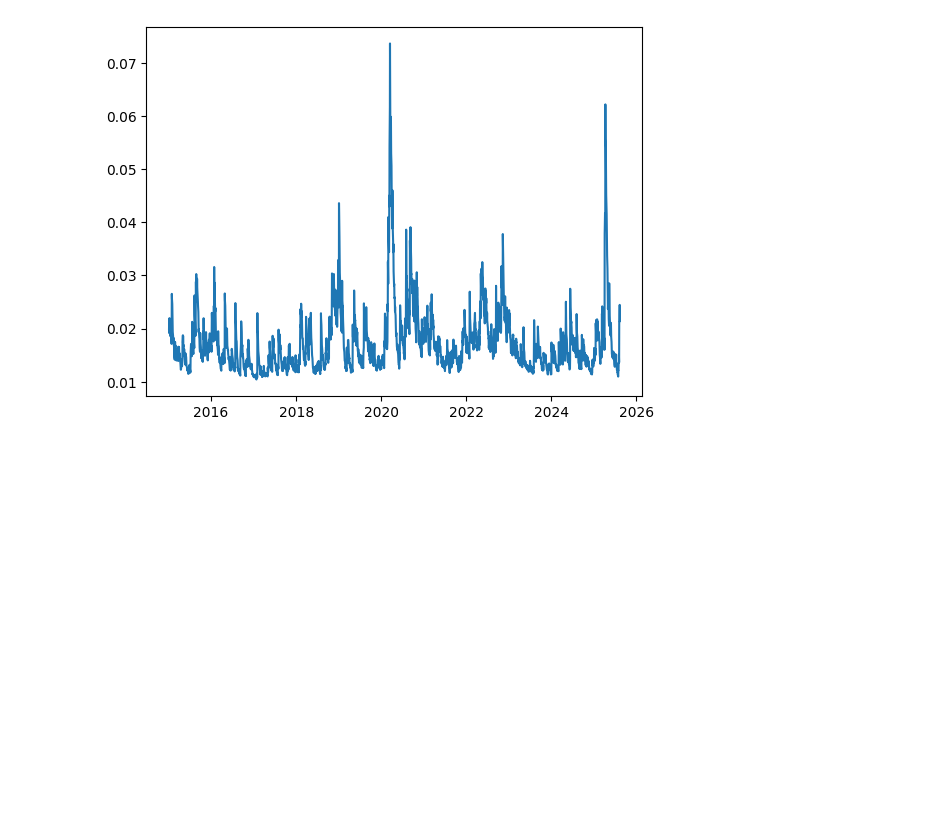
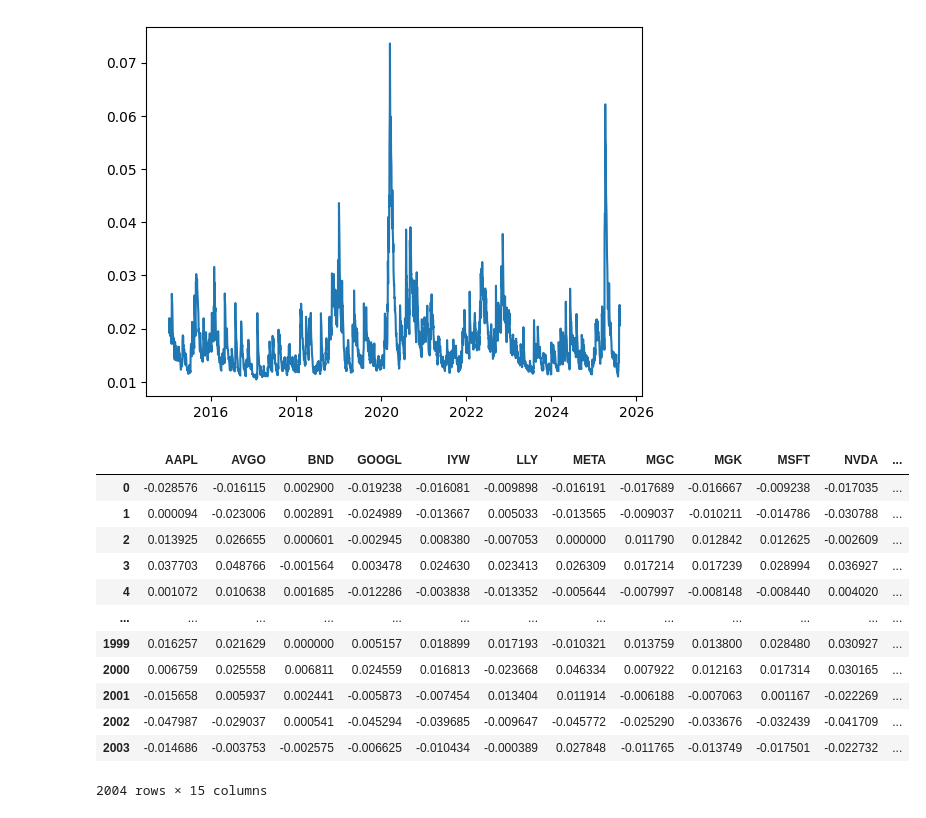
Before and after one commit to wilsonwilliams/AI-PortOpt, a Jupyter notebook: notebooks/prototype.ipynb, the cells around one changed output. Saved outputs shown, nothing was run; the diff lists cells and outputs as text; code cells hidden in the pictures; blank space fills up the shorter version.

```diff
--- a/notebooks/prototype.ipynb
+++ b/notebooks/prototype.ipynb
@@ -76,0 +139,19 @@ plt.plot(volatilities["AAPL"])
+# %%
+log_returns = pd.read_csv(os.path.join("..", "data", "train_returns.csv"))
+vol = pd.read_csv(os.path.join("..", "data", "train_vols.csv"))
+# %%
+log_returns
+# %% [output]
+|  | AAPL | AVGO | BND | GOOGL | IYW | LLY | META | MGC | MGK | MSFT | NVDA | ... |
+| 0 | -0.028576 | -0.016115 | 0.002900 | -0.019238 | -0.016081 | -0.009898 | -0.016191 | -0.017689 | -0.016667 | -0.009238 | -0.017035 | ... |
+| 1 | 0.000094 | -0.023006 | 0.002891 | -0.024989 | -0.013667 | 0.005033 | -0.013565 | -0.009037 | -0.010211 | -0.014786 | -0.030788 | ... |
+| 2 | 0.013925 | 0.026655 | 0.000601 | -0.002945 | 0.008380 | -0.007053 | 0.000000 | 0.011790 | 0.012842 | 0.012625 | -0.002609 | ... |
+| 3 | 0.037703 | 0.048766 | -0.001564 | 0.003478 | 0.024630 | 0.023413 | 0.026309 | 0.017214 | 0.017239 | 0.028994 | 0.036927 | ... |
+| 4 | 0.001072 | 0.010638 | 0.001685 | -0.012286 | -0.003838 | -0.013352 | -0.005644 | -0.007997 | -0.008148 | -0.008440 | 0.004020 | ... |
+| ... | ... | ... | ... | ... | ... | ... | ... | ... | ... | ... | ... | ... |
+| 1999 | 0.016257 | 0.021629 | 0.000000 | 0.005157 | 0.018899 | 0.017193 | -0.010321 | 0.013759 | 0.013800 | 0.028480 | 0.030927 | ... |
+| 2000 | 0.006759 | 0.025558 | 0.006811 | 0.024559 | 0.016813 | -0.023668 | 0.046334 | 0.007922 | 0.012163 | 0.017314 | 0.030165 | ... |
+| 2001 | -0.015658 | 0.005937 | 0.002441 | -0.005873 | -0.007454 | 0.013404 | 0.011914 | -0.006188 | -0.007063 | 0.001167 | -0.022269 | ... |
+| 2002 | -0.047987 | -0.029037 | 0.000541 | -0.045294 | -0.039685 | -0.009647 | -0.045772 | -0.025290 | -0.033676 | -0.032439 | -0.041709 | ... |
+| 2003 | -0.014686 | -0.003753 | -0.002575 | -0.006625 | -0.010434 | -0.000389 | 0.027848 | -0.011765 | -0.013749 | -0.017501 | -0.022732 | ... |
+2004 rows × 15 columns
```
Also changed, not shown: parts of 16 cells of this notebook, 9 other files.
